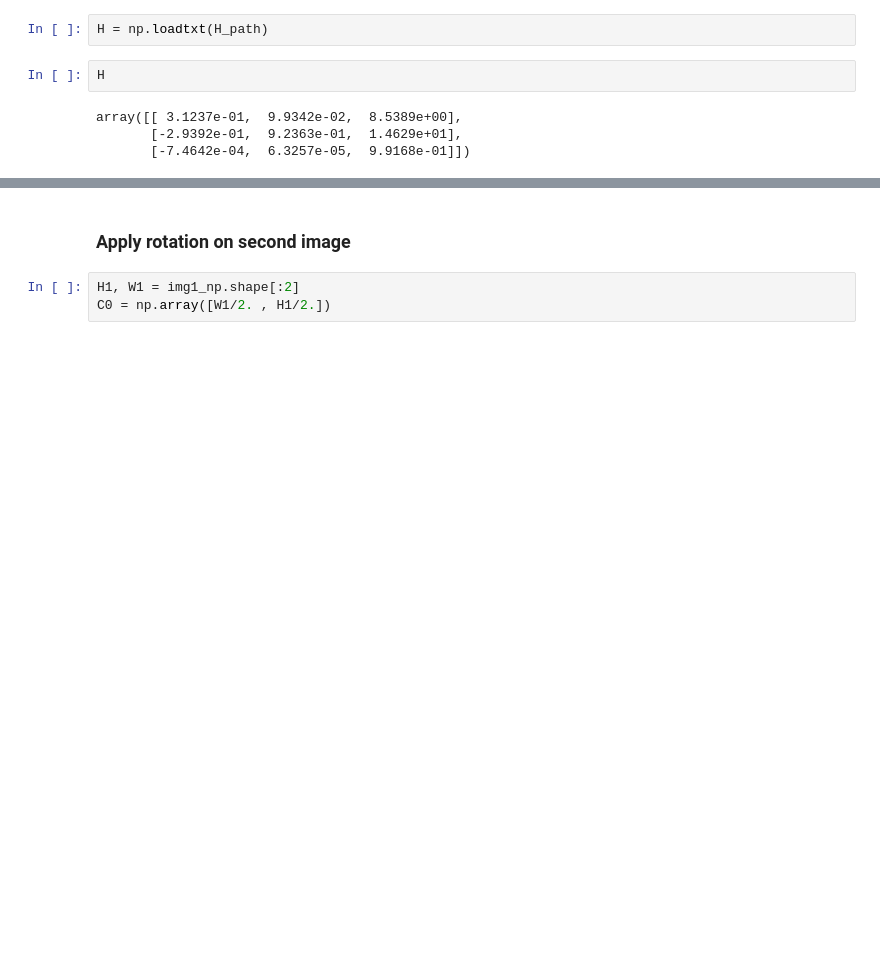
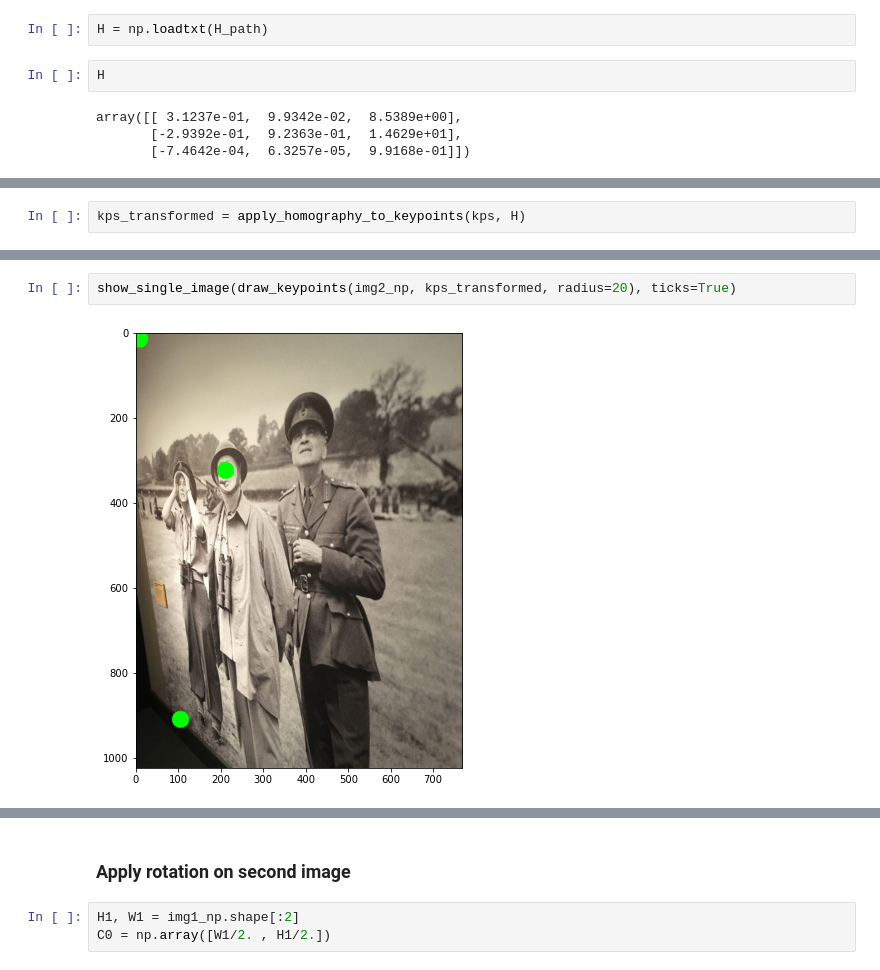
Before and after one commit to bpiyush/rotation-equivariant-lfm, a Jupyter notebook: notebooks/explore_hpatches.ipynb, the cells around one changed output, grey strips where cells are left out. Cells and saved outputs as stored; diff of their text form; blank space fills up the shorter version.

```diff
--- a/notebooks/explore_hpatches.ipynb
+++ b/notebooks/explore_hpatches.ipynb
@@ -53,0 +119,2 @@ array([[ 3.1237e-01,  9.9342e-02,  8.5389e+00],
+# %%
+kps_transformed = apply_homography_to_keypoints(kps, H)
@@ -53,0 +129,4 @@ array([[ 3.1237e-01,  9.9342e-02,  8.5389e+00],
+# %%
+show_single_image(draw_keypoints(img2_np, kps_transformed, radius=20), ticks=True)
+# %% [output]
+[figure, added]
```
Also changed, not shown: parts of 21 cells of this notebook, 1 other file.
